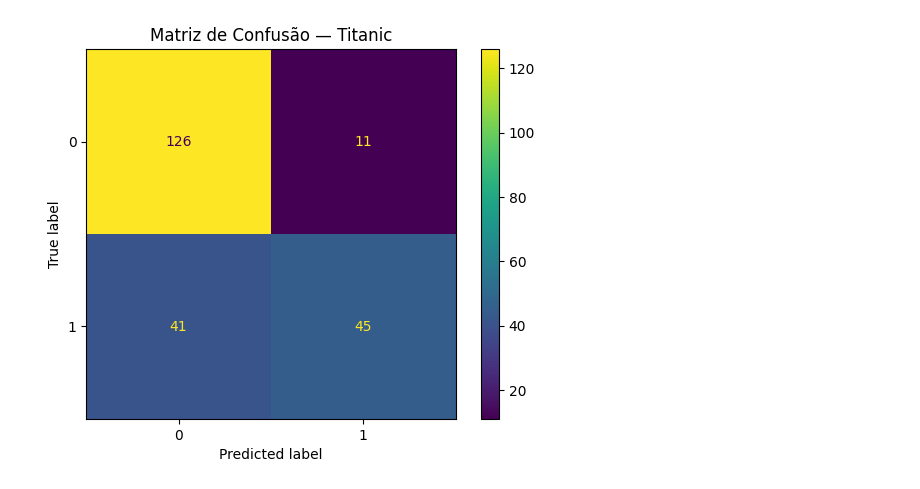
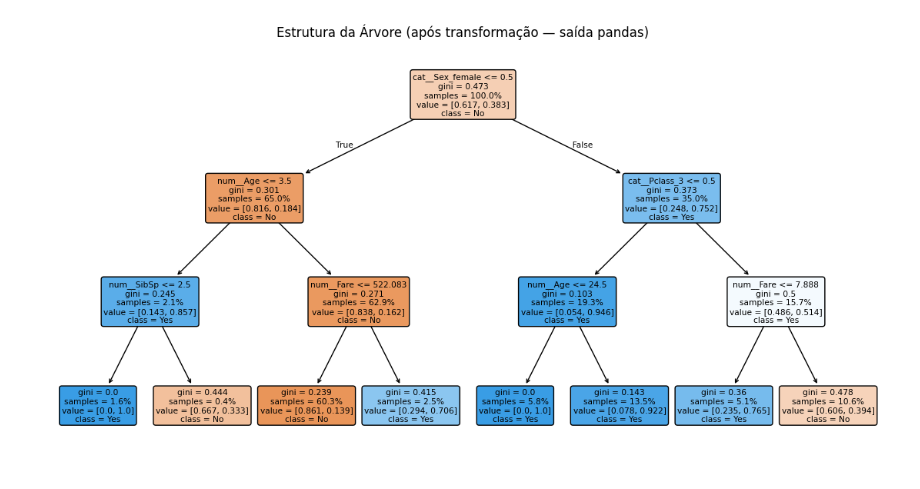
Before and after one commit to dudagoisclaret08/-Exerc-cio-1-Gr-fico-de-Temperaturas-Mensais, a Jupyter notebook: Damos_lhe_as_boas_vindas_ao_Colab.ipynb, the cells around one changed output. Drawn from its saved outputs; the diff is of its cells as text; code cells hidden in the pictures.

```diff
--- a/Damos_lhe_as_boas_vindas_ao_Colab.ipynb
+++ b/Damos_lhe_as_boas_vindas_ao_Colab.ipynb
@@ -6,55 +6,59 @@ import numpy as np
 import pandas as pd
 import matplotlib.pyplot as plt
 
-from sklearn.model_selection import train_test_split
-from sklearn.tree import DecisionTreeClassifier, plot_tree, export_text
-from sklearn.metrics import accuracy_score, ConfusionMatrixDisplay, classification_report
-from sklearn.impute import SimpleImputer
-from sklearn.preprocessing import OneHotEncoder
-from sklearn.compose import ColumnTransformer
-from sklearn.pipeline import Pipeline
 
-target = 'Survived'
-features = ['Pclass','Sex','Age','SibSp','Parch','Fare','Embarked']
+# from sklearn import set_config
+# from sklearn.tree import DecisionTreeClassifier, export_text
+# from sklearn.impute import SimpleImputer
+# from sklearn.preprocessing import OneHotEncoder
+# from sklearn.compose import ColumnTransformer
+# from sklearn.pipeline import Pipeline
 
-# Convert 'Fare' column to numeric, coercing errors to NaN
-df['Fare'] = pd.to_numeric(df['Fare'], errors='coerce')
+# # 1) Garantir saída pandas nos transformadores
+# set_config(transform_output="pandas")
 
-X = df[features].copy()
-y = df[target].copy()
+# # 2) RECONSTRUIR o preprocess com OneHotEncoder denso (evita erro de sparse no pandas)
+# numeric_features = ['Age','SibSp','Parch','Fare']
+# numeric_transformer = Pipeline(steps=[('imputer', SimpleImputer(strategy='median'))])
 
-numeric_features = ['Age','SibSp','Parch','Fare']
-numeric_transformer = Pipeline(steps=[('imputer', SimpleImputer(strategy='median'))])
+# categorical_features = ['Pclass','Sex','Embarked']
+# categorical_transformer = Pipeline(steps=[
+#     ('imputer', SimpleImputer(strategy='most_frequent')),
+#     # Em scikit-learn >= 1.2 use sparse_output=False; em versões antigas use sparse=False
+#     ('onehot', OneHotEncoder(handle_unknown='ignore', sparse_output=False))
+# ])
 
-categorical_features = ['Pclass','Sex','Embarked']
-categorical_transformer = Pipeline(steps=[
-    ('imputer', SimpleImputer(strategy='most_frequent')),
-    ('onehot', OneHotEncoder(handle_unknown='ignore'))
-])
+# preprocess_pandas = ColumnTransformer(
+#     transformers=[
+#         ('num', numeric_transformer, numeric_features),
+#         ('cat', categorical_transformer, categorical_features)
+#     ]
+# )
 
-preprocess = ColumnTransformer(
-    transformers=[
-        ('num', numeric_transformer, numeric_features),
-        ('cat', categorical_transformer, categorical_features)
-    ]
+# # 3) Transformar X_train em DataFrame já expandido
+# prep_df = preprocess_pandas.fit_transform(X_train)
+
+# # 4) Treinar uma árvore diretamente no espaço transformado para poder imprimir/exportar
+# tree_for_plot = DecisionTreeClassifier(max_depth=3, random_state=42)
+# tree_for_plot.fit(prep_df, y_train)
+
+# feature_names = list(prep_df.columns)
+# print(export_text(tree_for_plot, feature_names=feature_names))
+
+
+import matplotlib.pyplot as plt
+from sklearn.tree import plot_tree
+
+plt.figure(figsize=(14, 7))
+plot_tree(
+    tree_for_plot,
+    feature_names=feature_names,
+    class_names=['No','Yes'],
+    filled=True,
+    rounded=True,
+    impurity=True,
+    proportion=True
 )
-
-X_train, X_test, y_train, y_test = train_test_split(
-    X, y, test_size=0.25, random_state=42, stratify=y
-)
-
-clf = Pipeline(steps=[
-    ('prep', preprocess),
-    ('model', DecisionTreeClassifier(max_depth=4, random_state=42))
-])
-
-clf.fit(X_train, y_train)
-pred = clf.predict(X_test)
-acc = accuracy_score(y_test, pred)
-print(f"Acurácia (Árvore de Decisão, max_depth=4): {acc:.3f}")
-ConfusionMatrixDisplay.from_predictions(y_test, pred)
-plt.title("Matriz de Confusão — Titanic")
+plt.title("Estrutura da Árvore (após transformação — saída pandas)")
 plt.show()
-
-print(classification_report(y_test, pred))
 # %% [output]
@@ -62 +65 @@ Acurácia (Árvore de Decisão, max_depth=4): 0.767
-[figure, old version]
+[figure, new version]
```
Also changed, not shown: parts of 1 cell of this notebook.
